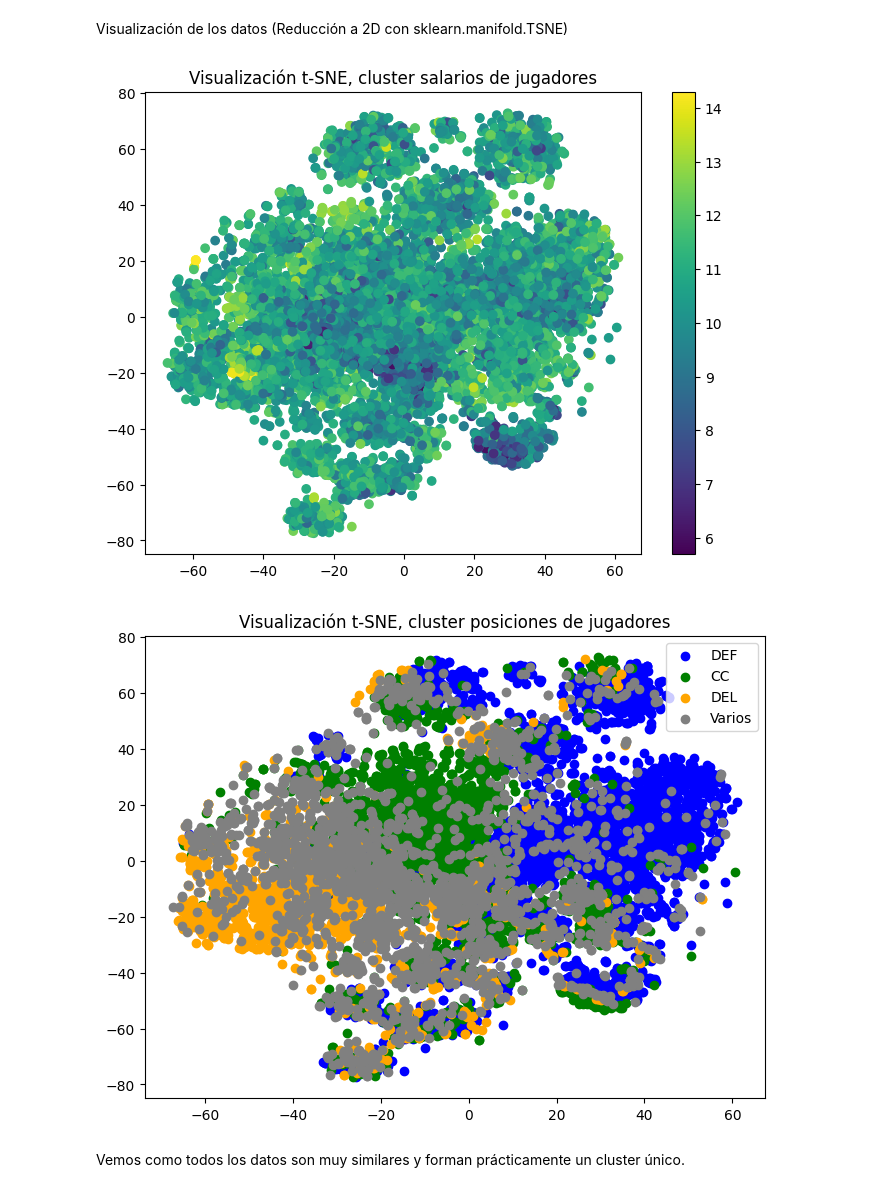
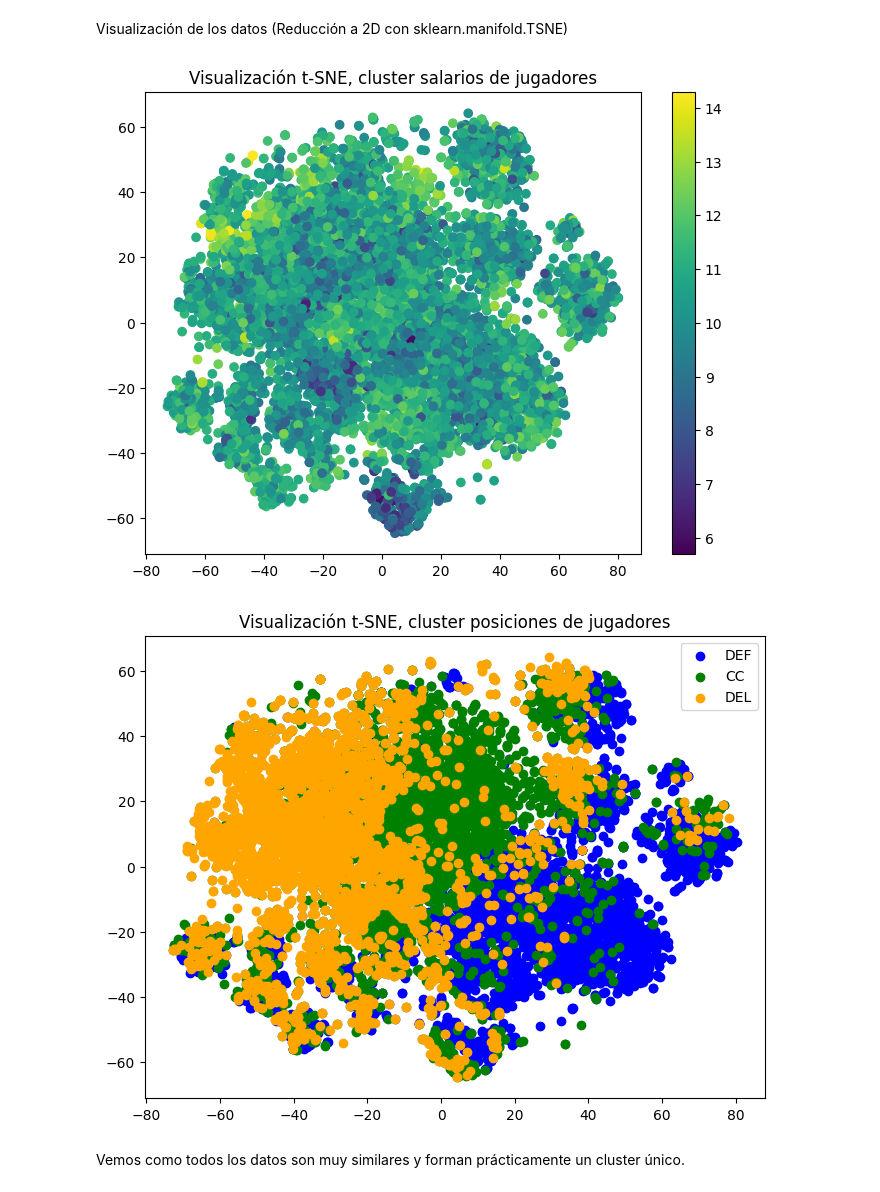
Before and after one commit to JMMelcrack/Predictive-models-applied-to-the-analysis-of-professional-footballers-wages, a Jupyter notebook: NoKeepersTraining.ipynb, the cells around one changed output. Cells and saved outputs as stored; diff of their text form; code cells hidden in the pictures.

Commit message:
NoKeepersTraining actualizado al nuevo dataset

```diff
--- a/NoKeepersTraining.ipynb
+++ b/NoKeepersTraining.ipynb
@@ -39,7 +39,7 @@ data_xy = data_xy[data_xy['Posicion_1'] != True]
 Eliminamos también las características relacionadas con ellos.
 # %%
 data_xy = data_xy.drop(['Goles encajados', 'Disparos recibidos', 'Salvadas', 'Porterias a cero',
-                                    'Penaltis en contra', 'Penaltis encajados', 'Penaltis detenidos', 'Penaltis fallados (en contra)'], axis=1)
+                        'Posicion_1', 'Penaltis en contra', 'Penaltis encajados', 'Penaltis detenidos', 'Penaltis fallados (en contra)'], axis=1)
 # %%
 nombres_de_columnas = data_xy.columns
 nombres_de_columnas
@@ -65,7 +65,7 @@ Index(['Jugador', 'Edad', 'Temporada', 'Posicion', 'Valor liga ini',
 import numpy as np
 from sklearn.model_selection import train_test_split # para dividir el dataset en los conjuntos de train y test
 
-x = data_xy.drop(['Jugador', 'Temporada', 'Salario semanal', 'Posicion', 'Posicion_1'], axis=1)
+x = data_xy.drop(['Jugador', 'Temporada', 'Salario semanal', 'Posicion'], axis=1)
 y = data_xy['Salario semanal']
 
 print("El número de instancias del problema es: " + str(x.shape[0]))
@@ -794,36 +710,32 @@ plt.title("Visualización t-SNE, cluster salarios de jugadores")
 plt.colorbar()
 plt.show()
 # %% [output]
-[figure, old version]
+[figure, new version]
 # %%
 # Colores para cada condición
 c2 = x_train_pca["Posicion_2"]
 c3 = x_train_pca["Posicion_3"]
 c4 = x_train_pca["Posicion_4"]
-c5 = (x_train_pca["Posicion_2"] == 0) & (x_train_pca["Posicion_3"] == 0) & (x_train_pca["Posicion_4"] == 0)
 
 plt.figure(figsize=(8, 6))
 
 # Scatter plot para 'Posicion_2'
 plt.scatter(X_tsne[c2 == 1, 0], X_tsne[c2 == 1, 1], label="DEF", c='blue')
 
 # Scatter plot para 'Posicion_3'
 plt.scatter(X_tsne[c3 == 1, 0], X_tsne[c3 == 1, 1], label="CC", c='green')
 
 # Scatter plot para 'Posicion_4'
 plt.scatter(X_tsne[c4 == 1, 0], X_tsne[c4 == 1, 1], label="DEL", c='orange')
 
-# Scatter plot para ninguna de las condiciones anteriores
-plt.scatter(X_tsne[c5, 0], X_tsne[c5, 1], label="Varios", c='gray')
-
 plt.title("Visualización t-SNE, cluster posiciones de jugadores")
 
 # Agregar leyenda
 plt.legend(loc="upper right")
 
 plt.show()
 # %% [output]
-[figure, old version]
+[figure, new version]
 # %% [markdown]
 Vemos como todos los datos son muy similares y forman prácticamente un cluster único.
 # %% [markdown]
```
Also changed, not shown: parts of 71 cells of this notebook.
